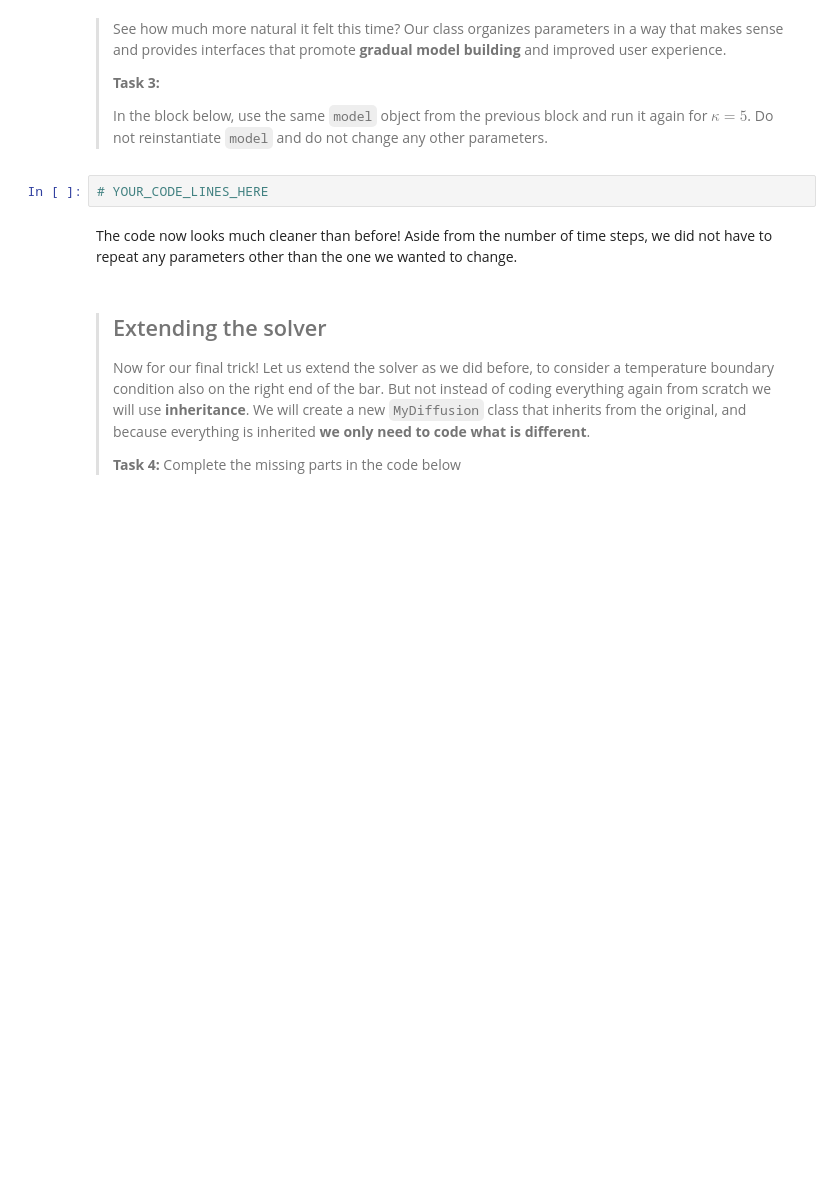
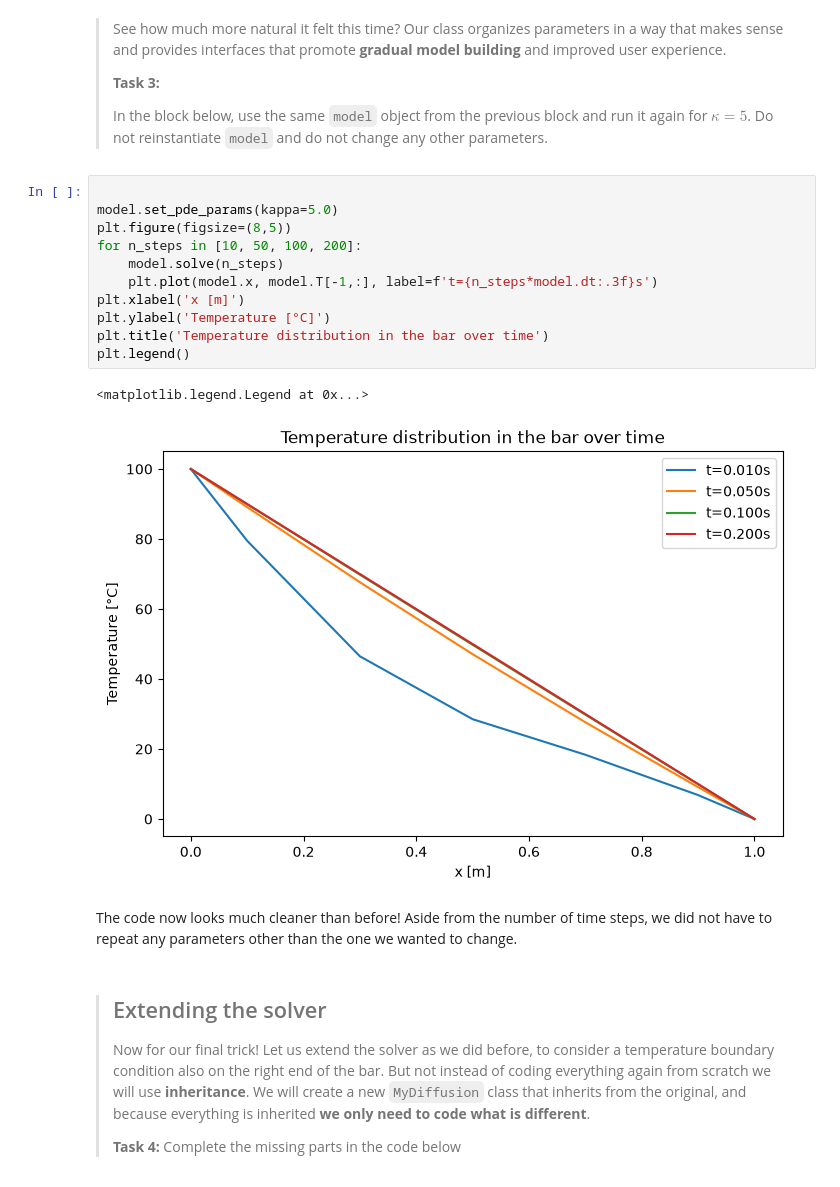
Before and after one commit to Svangrootveld/PA2.1, a Jupyter notebook: 2_oop.ipynb, the cells around one changed output. Drawn from its saved outputs; the diff is of its cells as text; blank space fills up the shorter version.

```diff
--- a/2_oop.ipynb
+++ b/2_oop.ipynb
@@ -96,8 +106,20 @@ model.set_bcs(# YOUR_CODE_LINE_HERE )
 > **Task 3:**
 >
 > In the block below, use the same `model` object from the previous block and run it again for $\kappa=5$. Do not reinstantiate `model` and do not change any other parameters.
-# %%
-# YOUR_CODE_LINES_HERE
+# %%
+
+model.set_pde_params(kappa=5.0)
+plt.figure(figsize=(8,5))
+for n_steps in [10, 50, 100, 200]:
+    model.solve(n_steps)
+    plt.plot(model.x, model.T[-1,:], label=f't={n_steps*model.dt:.3f}s')
+plt.xlabel('x [m]')
+plt.ylabel('Temperature [°C]')
+plt.title('Temperature distribution in the bar over time')
+plt.legend()
+# %% [output]
+<matplotlib.legend.Legend at 0x...>
+[figure, added]
 # %% [markdown]
 The code now looks much cleaner than before! Aside from the number of time steps, we did not have to repeat any parameters other than the one we wanted to change.
 # %% [markdown]
```
Also changed, not shown: parts of 6 cells of this notebook.
